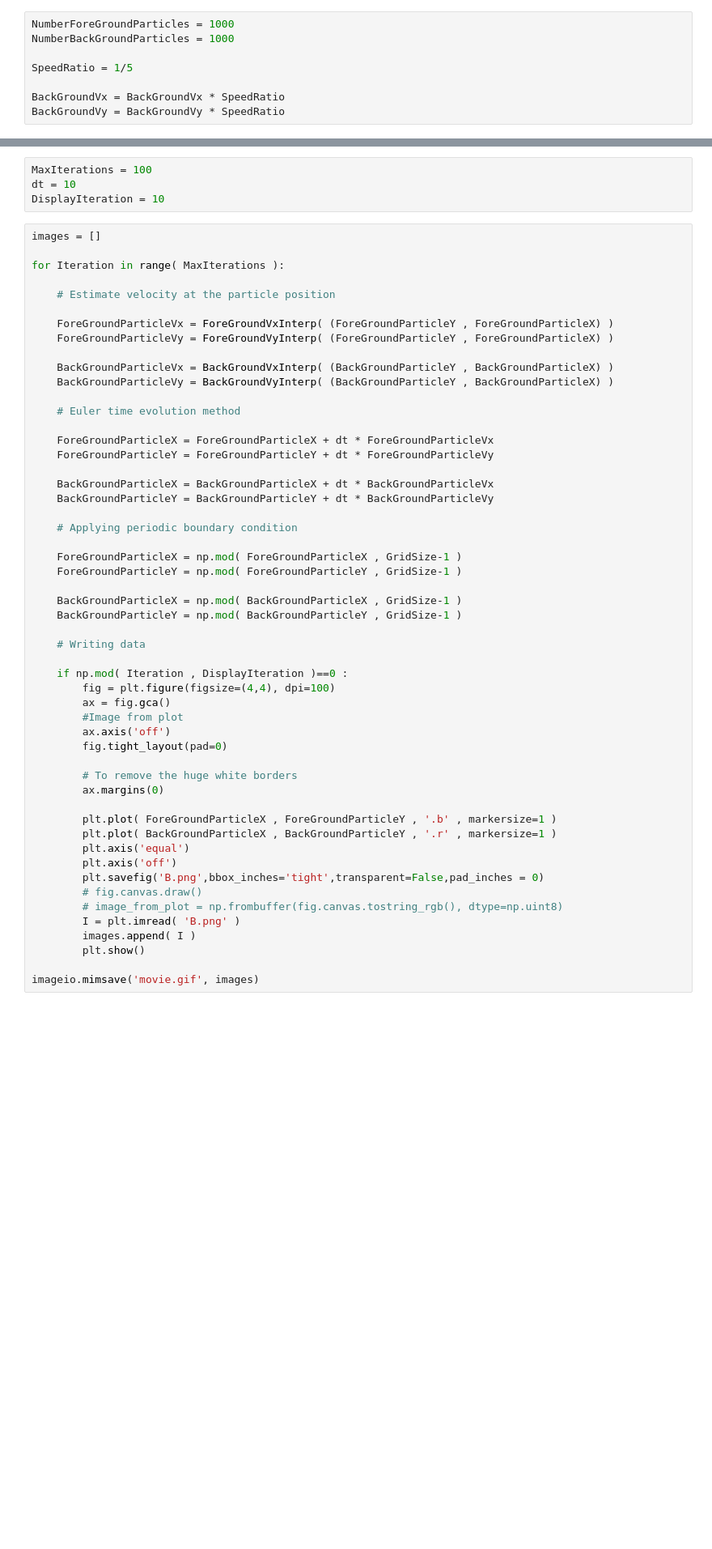
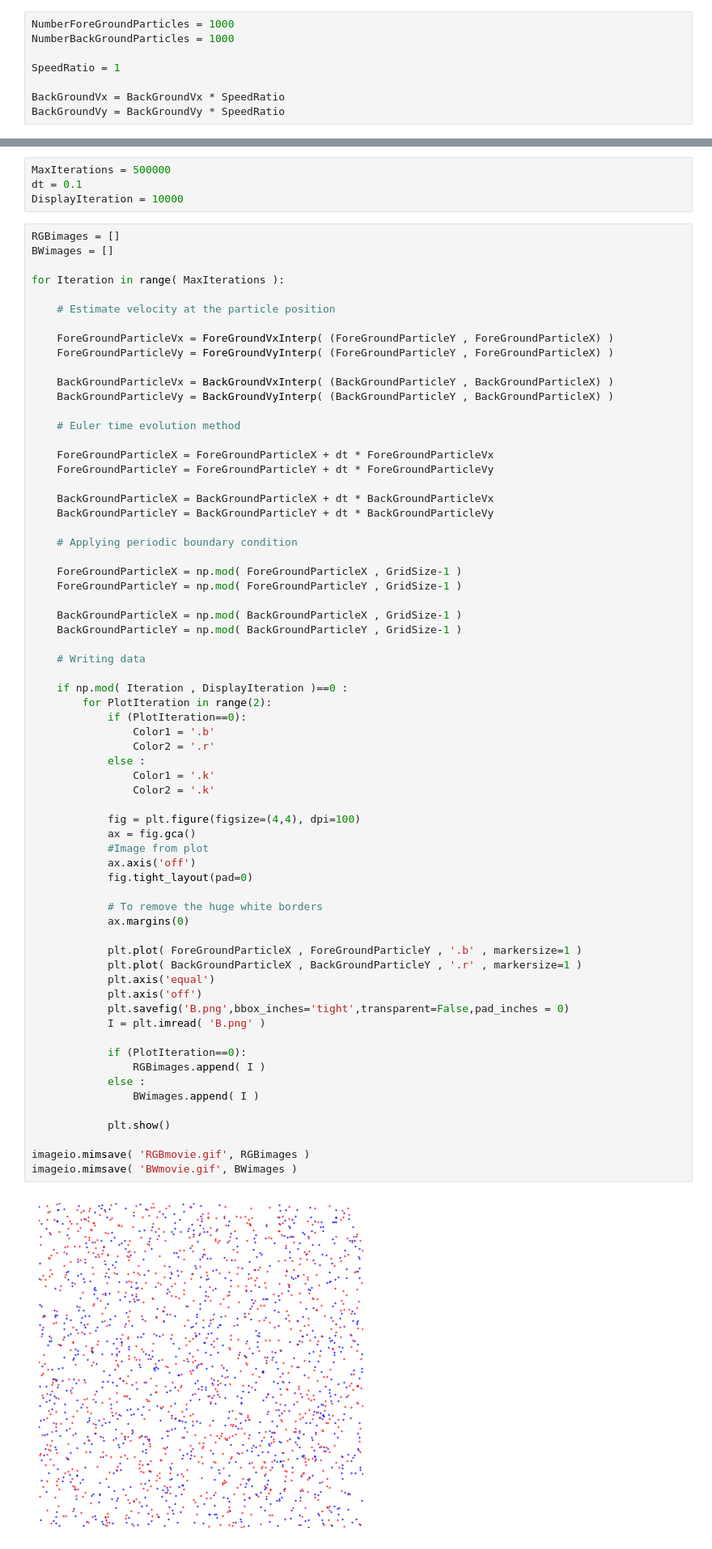
Before and after one commit to jkumarres/ML_Discussion, a Jupyter notebook: GenerateParticleFlow.ipynb, the cells around one changed output, grey strips where cells are left out. Shown at 81% size. Saved outputs shown, nothing was run; the diff lists cells and outputs as text; blank space fills up the shorter version.

```diff
--- a/GenerateParticleFlow.ipynb
+++ b/GenerateParticleFlow.ipynb
@@ -28,7 +28,7 @@ else :
 NumberForeGroundParticles = 1000
 NumberBackGroundParticles = 1000
 
-SpeedRatio = 1/5
+SpeedRatio = 1
 
 BackGroundVx = BackGroundVx * SpeedRatio
 BackGroundVy = BackGroundVy * SpeedRatio
@@ -71,59 +75,74 @@ plt.show()
 # %% [markdown]
 # Particle evolution
 # %%
-MaxIterations = 100
-dt = 10
-DisplayIteration = 10
+MaxIterations = 500000
+dt = 0.1
+DisplayIteration = 10000
 # %%
-images = []
+RGBimages = []
+BWimages = []
 
 for Iteration in range( MaxIterations ):
 
     # Estimate velocity at the particle position
 
     ForeGroundParticleVx = ForeGroundVxInterp( (ForeGroundParticleY , ForeGroundParticleX) )
     ForeGroundParticleVy = ForeGroundVyInterp( (ForeGroundParticleY , ForeGroundParticleX) )
 
     BackGroundParticleVx = BackGroundVxInterp( (BackGroundParticleY , BackGroundParticleX) )
     BackGroundParticleVy = BackGroundVyInterp( (BackGroundParticleY , BackGroundParticleX) )
 
     # Euler time evolution method
 
     ForeGroundParticleX = ForeGroundParticleX + dt * ForeGroundParticleVx
     ForeGroundParticleY = ForeGroundParticleY + dt * ForeGroundParticleVy
 
     BackGroundParticleX = BackGroundParticleX + dt * BackGroundParticleVx
     BackGroundParticleY = BackGroundParticleY + dt * BackGroundParticleVy
 
     # Applying periodic boundary condition
 
     ForeGroundParticleX = np.mod( ForeGroundParticleX , GridSize-1 )
     ForeGroundParticleY = np.mod( ForeGroundParticleY , GridSize-1 )
 
     BackGroundParticleX = np.mod( BackGroundParticleX , GridSize-1 )
     BackGroundParticleY = np.mod( BackGroundParticleY , GridSize-1 )
 
     # Writing data
 
     if np.mod( Iteration , DisplayIteration )==0 :
-        fig = plt.figure(figsize=(4,4), dpi=100)
-        ax = fig.gca()
-        #Image from plot
-        ax.axis('off')
-        fig.tight_layout(pad=0)
+        for PlotIteration in range(2):
+            if (PlotIteration==0):
+                Color1 = '.b'
+                Color2 = '.r'
+            else :
+                Color1 = '.k'
+                Color2 = '.k'
 
-        # To remove the huge white borders
-        ax.margins(0)
+            fig = plt.figure(figsize=(4,4), dpi=100)
+            ax = fig.gca()
+            #Image from plot
+            ax.axis('off')
+            fig.tight_layout(pad=0)
 
-        plt.plot( ForeGroundParticleX , ForeGroundParticleY , '.b' , markersize=1 )
-        plt.plot( BackGroundParticleX , BackGroundParticleY , '.r' , markersize=1 )
-        plt.axis('equal')
-        plt.axis('off')
-        plt.savefig('B.png',bbox_inches='tight',transparent=False,pad_inches = 0)
-        # fig.canvas.draw()
-        # image_from_plot = np.frombuffer(fig.canvas.tostring_rgb(), dtype=np.uint8)
-        I = plt.imread( 'B.png' )
-        images.append( I )
-        plt.show()
+            # To remove the huge white borders
+            ax.margins(0)
 
-imageio.mimsave('movie.gif', images)
+            plt.plot( ForeGroundParticleX , ForeGroundParticleY , '.b' , markersize=1 )
+            plt.plot( BackGroundParticleX , BackGroundParticleY , '.r' , markersize=1 )
+            plt.axis('equal')
+            plt.axis('off')
+            plt.savefig('B.png',bbox_inches='tight',transparent=False,pad_inches = 0)
+            I = plt.imread( 'B.png' )
+
+            if (PlotIteration==0):
+                RGBimages.append( I )
+            else :
+                BWimages.append( I )
+
+            plt.show()
+
+imageio.mimsave( 'RGBmovie.gif', RGBimages )
+imageio.mimsave( 'BWmovie.gif', BWimages )
+# %% [output]
+[figure, added]
```
Also changed, not shown: parts of 4 cells of this notebook, 5 other files.
